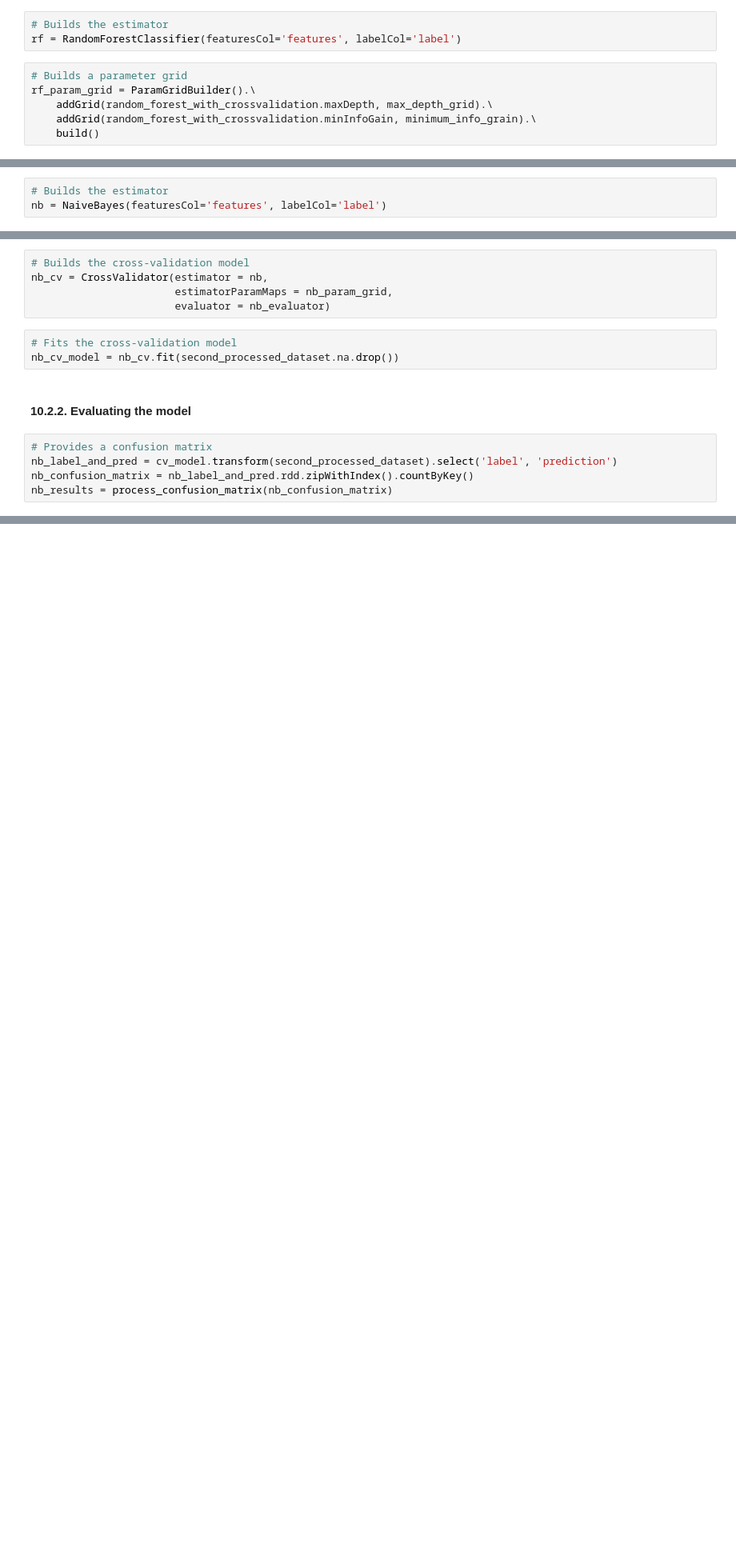
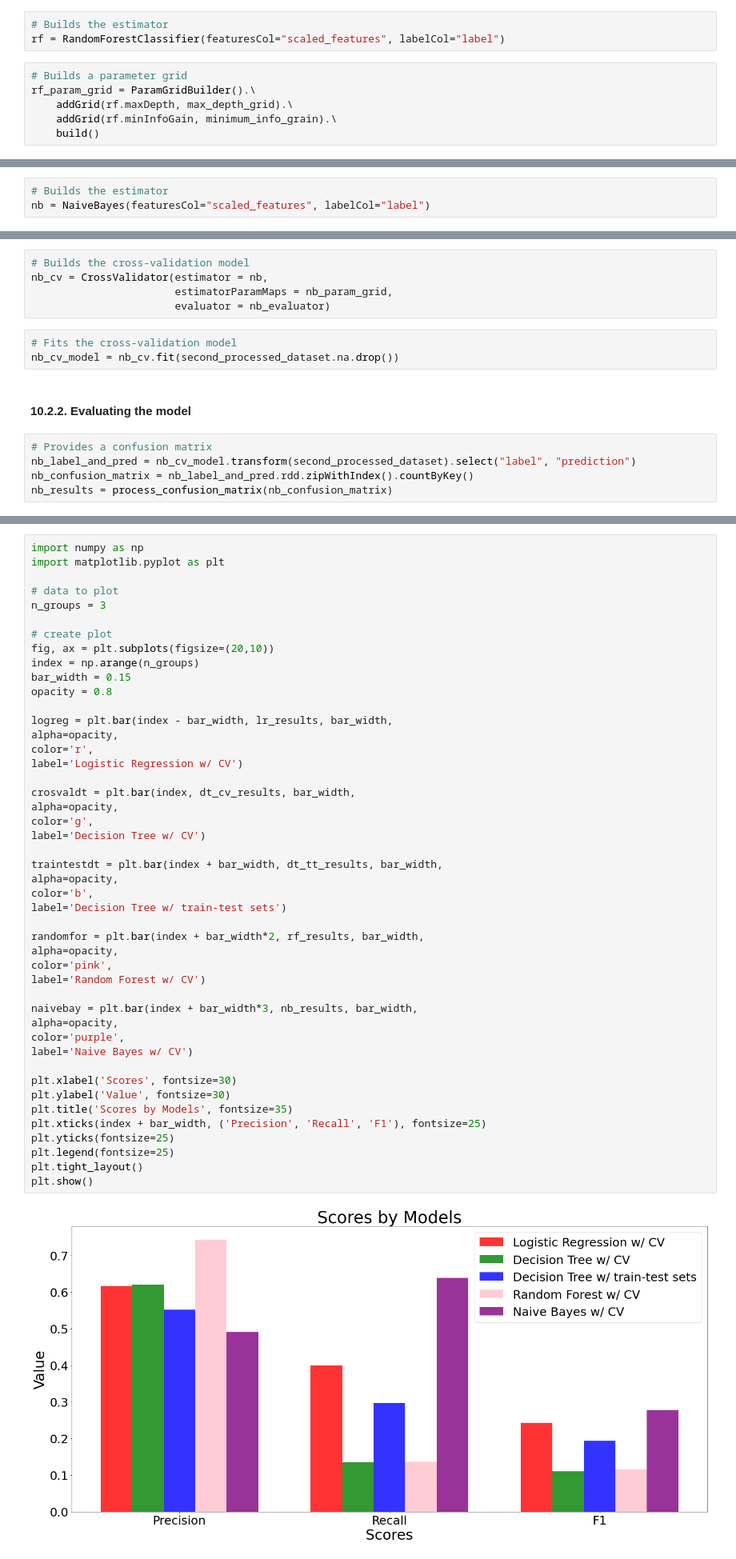
Before and after one commit to LMquentinLR/kickstarter_pledge_predictor, a Jupyter notebook: spark_pipeline_vDef.ipynb, the cells around one changed output, grey strips where cells are left out. Shown at 80% size. Saved outputs shown, nothing was run; the diff lists cells and outputs as text; blank space fills up the shorter version.

```diff
--- a/spark_pipeline_vDef.ipynb
+++ b/spark_pipeline_vDef.ipynb
@@ -697,12 +779,12 @@ minimum_info_grain = [0.0, 0.1, 0.2, 0.3, 0.4, 0.5] # must be float values
 #### 9.2.1. Building and fitting the model
 # %%
 # Builds the estimator
-rf = RandomForestClassifier(featuresCol='features', labelCol='label')
+rf = RandomForestClassifier(featuresCol="scaled_features", labelCol="label")
 # %%
 # Builds a parameter grid
 rf_param_grid = ParamGridBuilder().\
-    addGrid(random_forest_with_crossvalidation.maxDepth, max_depth_grid).\
-    addGrid(random_forest_with_crossvalidation.minInfoGain, minimum_info_grain).\
+    addGrid(rf.maxDepth, max_depth_grid).\
+    addGrid(rf.minInfoGain, minimum_info_grain).\
     build()
 # %%
 # Builds the evaluator
@@ -748,7 +830,7 @@ smoothing = map(float, list(range(0,10))) # must be float values
 #### 10.2.1. Building and fitting the model
 # %%
 # Builds the estimator
-nb = NaiveBayes(featuresCol='features', labelCol='label')
+nb = NaiveBayes(featuresCol="scaled_features", labelCol="label")
 # %%
 # Builds a parameter grid
 nb_param_grid = ParamGridBuilder().\
@@ -769,7 +851,7 @@ nb_cv_model = nb_cv.fit(second_processed_dataset.na.drop())
 #### 10.2.2. Evaluating the model
 # %%
 # Provides a confusion matrix
-nb_label_and_pred = cv_model.transform(second_processed_dataset).select('label', 'prediction')
+nb_label_and_pred = nb_cv_model.transform(second_processed_dataset).select("label", "prediction")
 nb_confusion_matrix = nb_label_and_pred.rdd.zipWithIndex().countByKey()
 nb_results = process_confusion_matrix(nb_confusion_matrix)
 # %% [output]
@@ -791,0 +884,48 @@ NaiveBayesModel: uid=NaiveBayes_cb21321f226a, modelType=multinomial, numClasses=
+# %%
+import numpy as np
+import matplotlib.pyplot as plt
+
+# data to plot
+n_groups = 3
+
+# create plot
+fig, ax = plt.subplots(figsize=(20,10))
+index = np.arange(n_groups)
+bar_width = 0.15
+opacity = 0.8
+
+logreg = plt.bar(index - bar_width, lr_results, bar_width,
+alpha=opacity,
+color='r',
+label='Logistic Regression w/ CV')
+
+crosvaldt = plt.bar(index, dt_cv_results, bar_width,
+alpha=opacity,
+color='g',
+label='Decision Tree w/ CV')
+
+traintestdt = plt.bar(index + bar_width, dt_tt_results, bar_width,
+alpha=opacity,
+color='b',
+label='Decision Tree w/ train-test sets')
+
+randomfor = plt.bar(index + bar_width*2, rf_results, bar_width,
+alpha=opacity,
+color='pink',
+label='Random Forest w/ CV')
+
+naivebay = plt.bar(index + bar_width*3, nb_results, bar_width,
+alpha=opacity,
+color='purple',
+label='Naive Bayes w/ CV')
+
+plt.xlabel('Scores', fontsize=30)
+plt.ylabel('Value', fontsize=30)
+plt.title('Scores by Models', fontsize=35)
+plt.xticks(index + bar_width, ('Precision', 'Recall', 'F1'), fontsize=25)
+plt.yticks(fontsize=25)
+plt.legend(fontsize=25)
+plt.tight_layout()
+plt.show()
+# %% [output]
+[figure, added]
```
Also changed, not shown: parts of 67 cells of this notebook.
